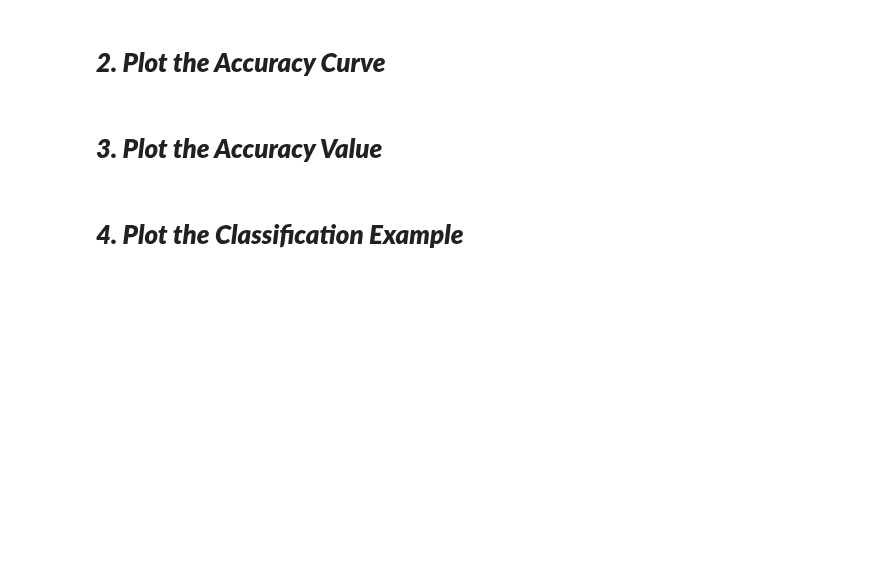
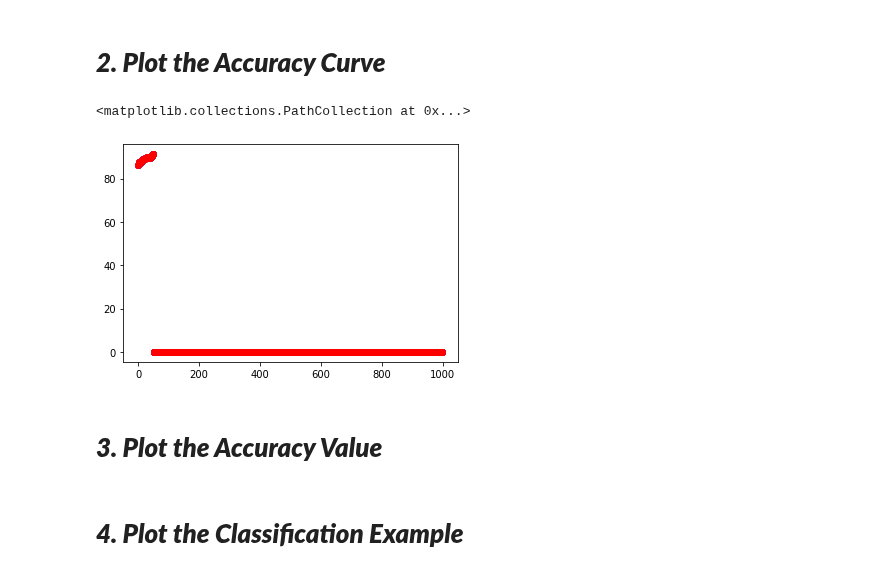
Before and after one commit to crescent98/machinelearning35911, a Jupyter notebook: assignment09.ipynb, the cells around one changed output. Cells and saved outputs as stored; diff of their text form; code cells hidden in the pictures; blank space fills up the shorter version.

```diff
--- a/assignment09.ipynb
+++ b/assignment09.ipynb
@@ -327,4 +318,10 @@ plt.scatter(range(0,len(j_objective)),j_objective,c="#0000ff")
 # %% [markdown]
 # ***2. Plot the Accuracy Curve***
+# %%
+plt.scatter(range(0,len(train_accuracy)),train_accuracy,c="#0000ff")
+plt.scatter(range(0,len(train_accuracy)),test_accuracy,c="#ff0000")
+# %% [output]
+<matplotlib.collections.PathCollection at 0x...>
+[figure, added]
 # %% [markdown]
 # ***3. Plot the Accuracy Value***
```
Also changed, not shown: parts of 13 cells of this notebook.
